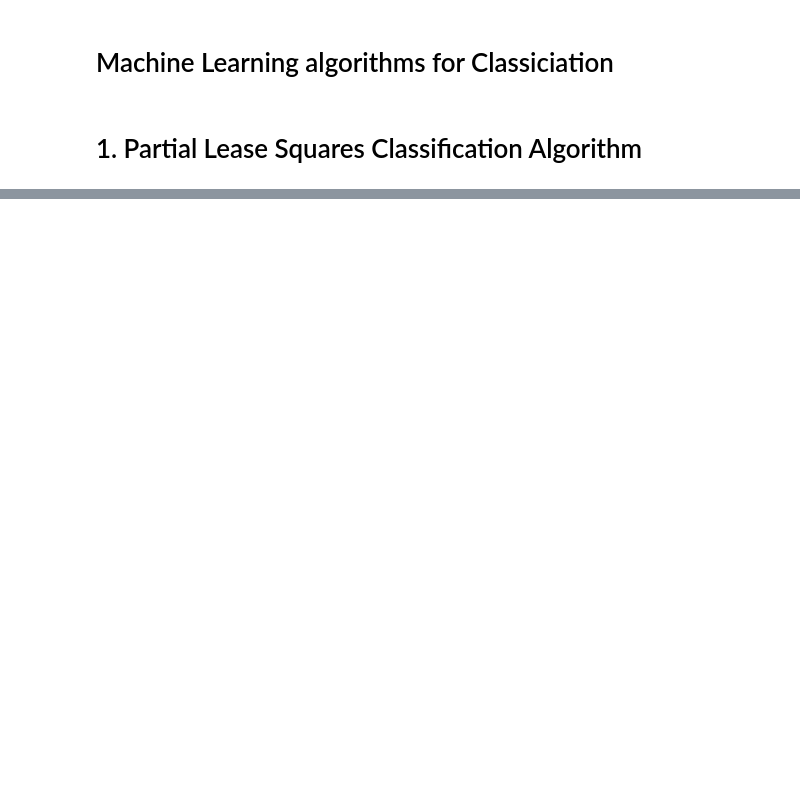
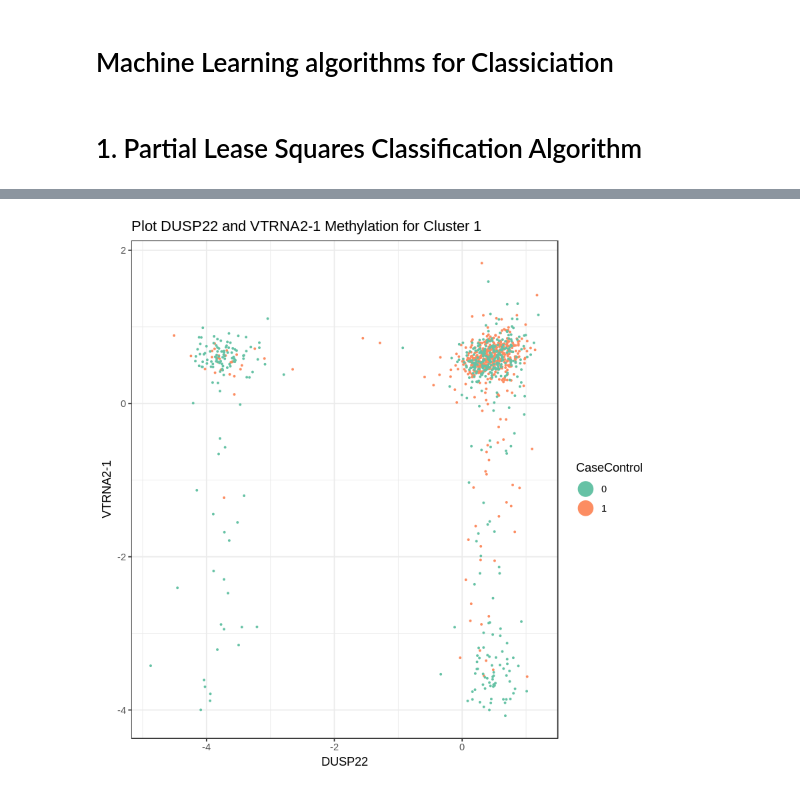
Before and after one commit to computational-epigenetics-section/MCCS_ESS_Cancer, a Jupyter notebook: Exploratory Analysis for Prostate Cancer and Machine Learning based Feature Selection.ipynb, the cells around one changed output, grey strips where cells are left out. Drawn from its saved outputs; the diff is of its cells as text; code cells hidden in the pictures; blank space fills up the shorter version.

Commit message:
plot two gene

```diff
--- a/Exploratory Analysis for Prostate Cancer and Machine Learning based Feature Selection.ipynb
+++ b/Exploratory Analysis for Prostate Cancer and Machine Learning based Feature Selection.ipynb
@@ -114,6 +114,7 @@ head(cluster1_controls)
 cluster1_data <- rbind(cluster1_cases,cluster1_controls)
 cluster1_data <- subset(cluster1_data,select = -c(Sample,ID,CancerCellType,AlcoholAmount,Smoking,bcell,bmi_rrto,cd4t,cd8t,gran,mono,nk))
 cluster1_data$CaseControl <- as.factor(cluster1_data$CaseControl)
+
 
 cluster2_data <- rbind(cluster2_cases,cluster2_controls)
 cluster2_data <- subset(cluster2_data,select = -c(Sample,ID,CancerCellType,AlcoholAmount,Smoking,bcell,bmi_rrto,cd4t,cd8t,gran,mono,nk))
@@ -123,3 +124,7 @@ cluster2_data$CaseControl <- as.factor(cluster2_data$CaseControl)
 cluster3_data <- rbind(cluster3_cases,cluster3_controls)
 cluster3_data <- subset(cluster3_data,select = -c(Sample,ID,CancerCellType,AlcoholAmount,Smoking,bcell,bmi_rrto,cd4t,cd8t,gran,mono,nk))
 cluster3_data$CaseControl <- as.factor(cluster3_data$CaseControl)
+
+cluster1_data$cluster <- rep("C1",dim(cluster1_data)[1])
+cluster2_data$cluster <- rep("C2",dim(cluster2_data)[1])
+cluster3_data$cluster <- rep("C3",dim(cluster3_data)[1])
@@ -180,0 +176,12 @@ LOC100506159   16.81
+# %%
+
+test_VT_DUSP <- cluster1_data[c("DUSP22","CaseControl","VTRNA2.1")]
+g <- ggplot(test_VT_DUSP, aes(x=DUSP22, y=VTRNA2.1,colour = CaseControl)) +
+geom_point(size=0.45) +
+guides(colour=guide_legend(override.aes=list(size=6))) +
+xlab("DUSP22") + ylab("VTRNA2-1") +theme_bw()+
+ggtitle("Plot DUSP22 and VTRNA2-1 Methylation for Cluster 1") +
+scale_colour_brewer(palette = "Set2")
+print(g)
+# %% [output]
+[figure, added]
```
Also changed, not shown: parts of 5 cells of this notebook.
